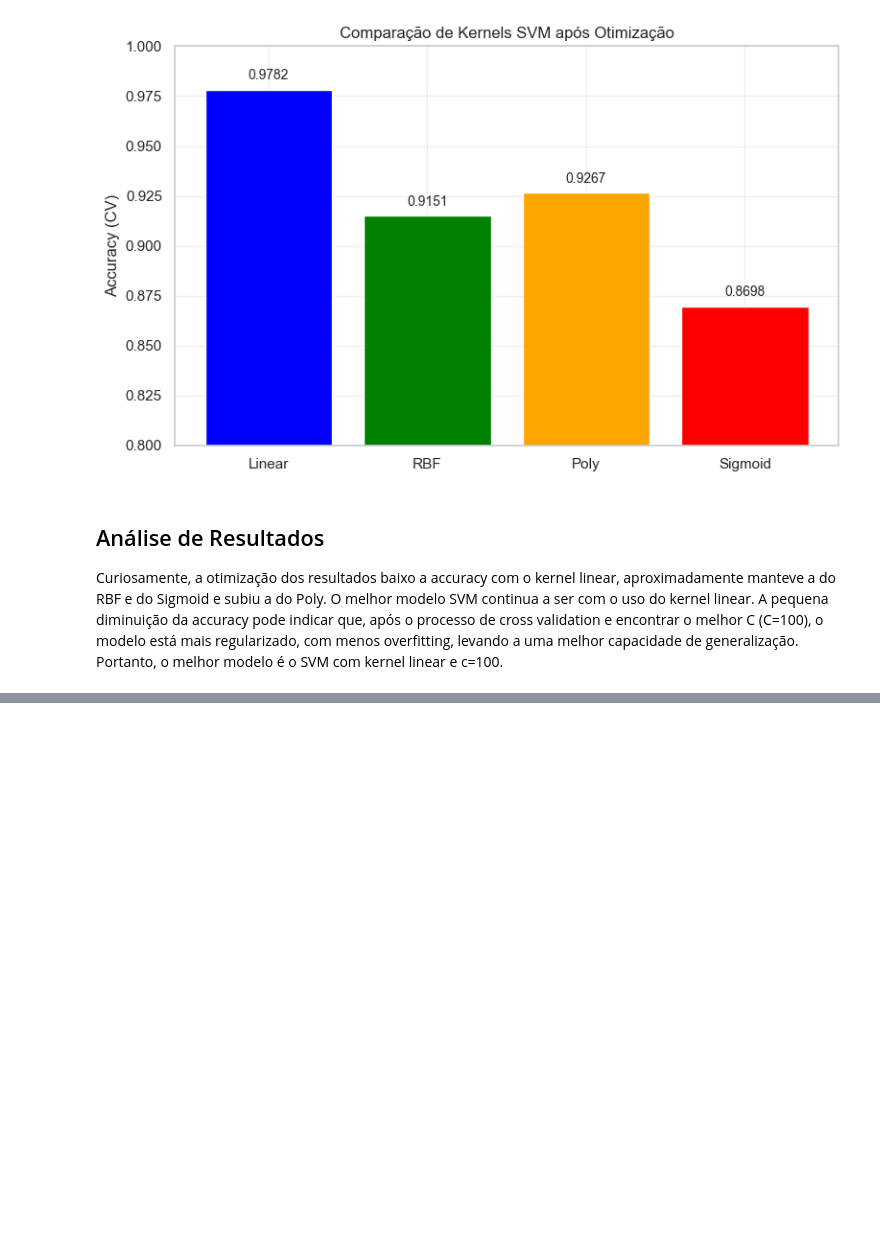
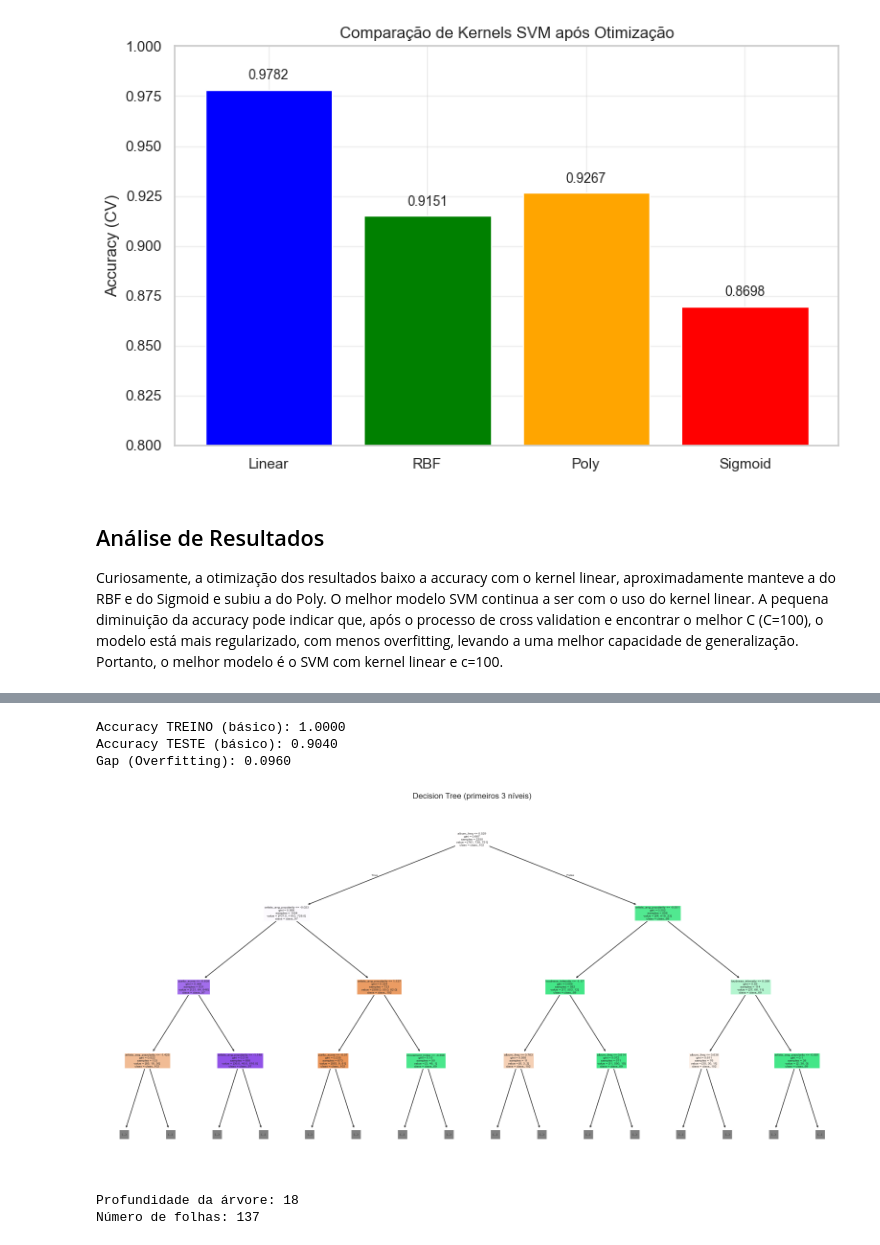
Before and after one commit to acatt-01/APRAU_EFG_B_1230166_1191619, a Jupyter notebook: APRAU_EFG_B_1191619_1230166.ipynb, the cells around one changed output, grey strips where cells are left out. Drawn from its saved outputs; the diff is of its cells as text; code cells hidden in the pictures; blank space fills up the shorter version.

```diff
--- a/APRAU_EFG_B_1191619_1230166.ipynb
+++ b/APRAU_EFG_B_1191619_1230166.ipynb
@@ -2244,0 +2220,42 @@ O melhor modelo SVM continua a ser com o uso do kernel linear. A pequena diminui
+# %%
+from sklearn.tree import DecisionTreeClassifier
+
+y = data[TARGET_CLASS]
+
+# Dividir entre treino e teste
+
+X_train, X_test, y_train, y_test = train_test_split(features, y, random_state=42)
+
+# criar uma árvore preliminar e ajustar aos dados de teste
+
+clf_dt = DecisionTreeClassifier(random_state=42)
+clf_dt = clf_dt.fit(X_train, y_train)
+
+y_pred_train = clf_dt.predict(X_train)
+y_pred_test = clf_dt.predict(X_test)
+
+acc_train = accuracy_score(y_train, y_pred_train)
+acc_test = accuracy_score(y_test, y_pred_test)
+
+print(f"Accuracy TREINO (básico): {acc_train:.4f}")
+print(f"Accuracy TESTE (básico): {acc_test:.4f}")
+print(f"Gap (Overfitting): {acc_train - acc_test:.4f}")
+# %% [output]
+Accuracy TREINO (básico): 1.0000
+Accuracy TESTE (básico): 0.9040
+Gap (Overfitting): 0.0960
+# %%
+# Visualizar árvore
+from sklearn.tree import plot_tree
+plt.figure(figsize=(20, 10))
+plot_tree(clf_dt, filled=True, feature_names=features.columns.tolist() if hasattr(features, 'columns') else None,
+          class_names=[str(c) for c in clf_dt.classes_], max_depth=3)  # Mostrar só 3 níveis
+plt.title("Decision Tree (primeiros 3 níveis)")
+plt.show()
+
+print(f"\nProfundidade da árvore: {clf_dt.get_depth()}")
+print(f"Número de folhas: {clf_dt.get_n_leaves()}")
+# %% [output]
+[figure, added]
+Profundidade da árvore: 18
+Número de folhas: 137
```
Also changed, not shown: parts of 8 cells of this notebook.
